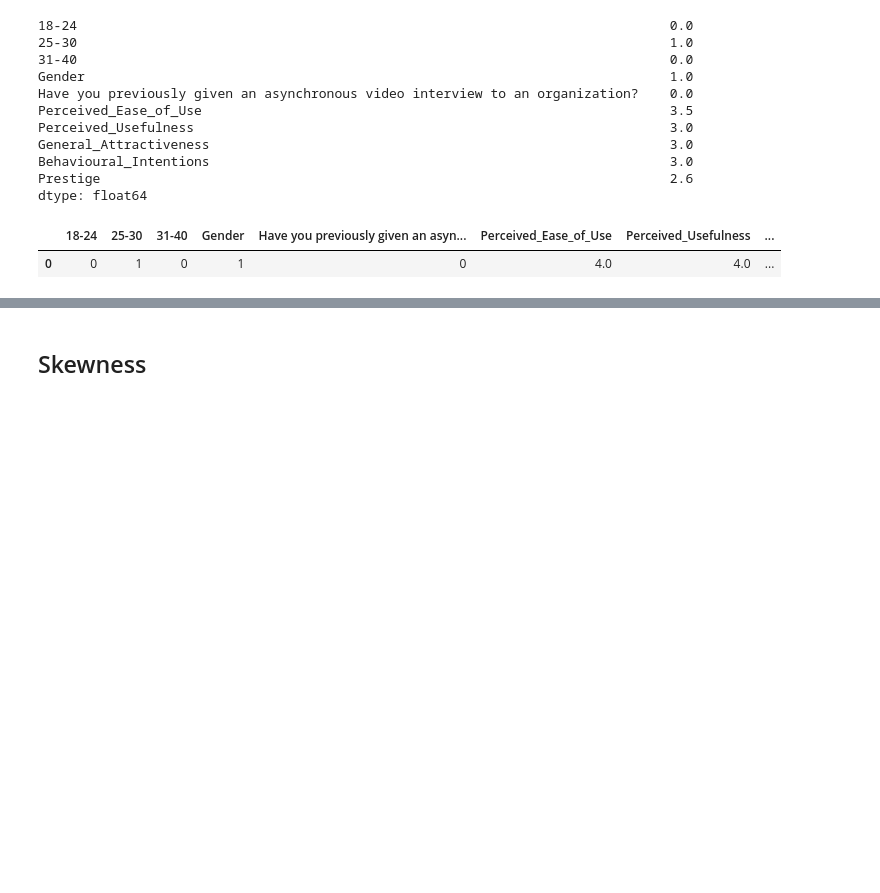
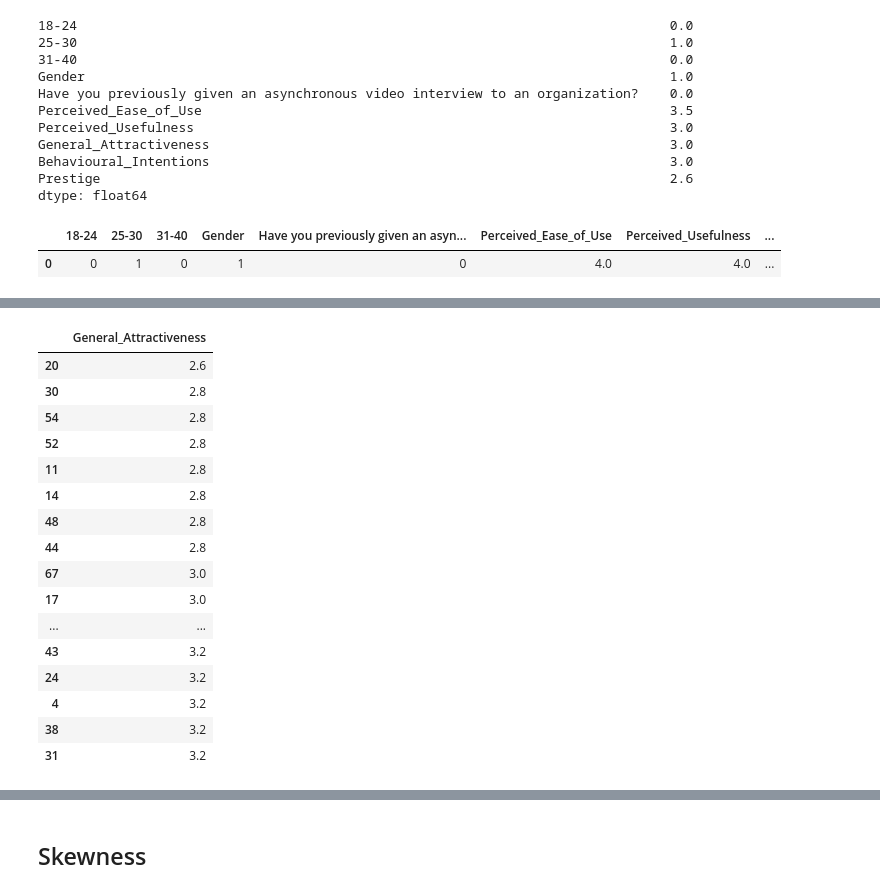
Before and after one commit to TsakalParis/AVIS_survey_analysis, a Jupyter notebook: AVIs analysis/English_Avi's_Survey.ipynb, the cells around one changed output, grey strips where cells are left out. Drawn from its saved outputs; the diff is of its cells as text; code cells hidden in the pictures; blank space fills up the shorter version.

```diff
--- a/AVIs analysis/English_Avi's_Survey.ipynb
+++ b/AVIs analysis/English_Avi's_Survey.ipynb
@@ -560,0 +609,20 @@ mode
+# %%
+general_table_2.sort_values(by=["General_Attractiveness"]).iloc[j:k,[7]]
+# %% [output]
+|  | General_Attractiveness |
+| 20 | 2.6 |
+| 30 | 2.8 |
+| 54 | 2.8 |
+| 52 | 2.8 |
+| 11 | 2.8 |
+| 14 | 2.8 |
+| 48 | 2.8 |
+| 44 | 2.8 |
+| 67 | 3.0 |
+| 17 | 3.0 |
+| ... | ... |
+| 43 | 3.2 |
+| 24 | 3.2 |
+| 4 | 3.2 |
+| 38 | 3.2 |
+| 31 | 3.2 |
```
Also changed, not shown: parts of 8 cells of this notebook.
